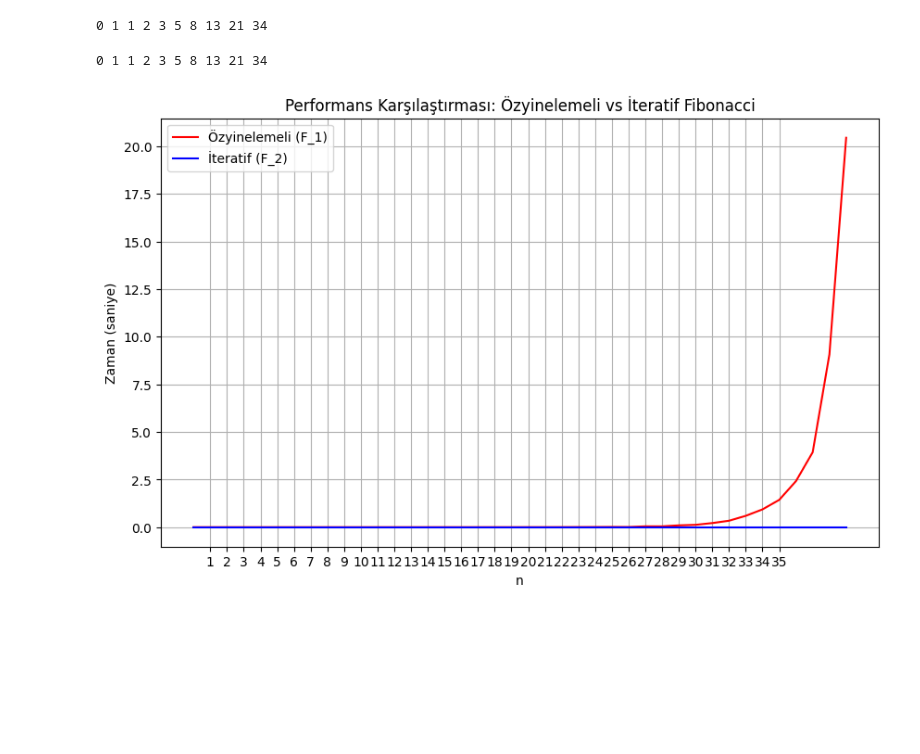
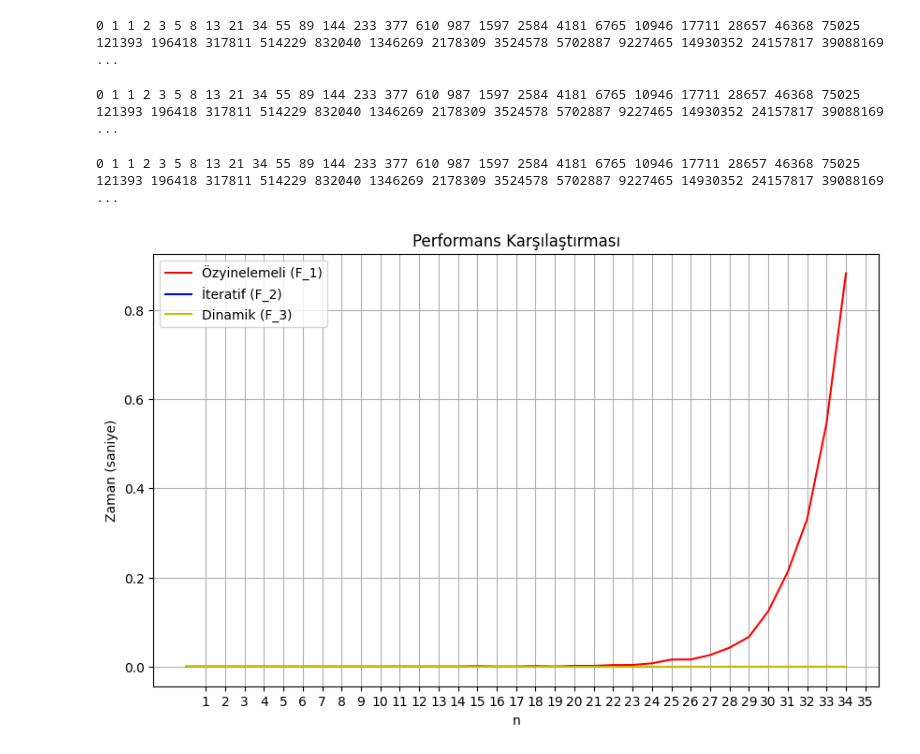
Before and after one commit to salihtok93/Algoritma-Analizi-Bahar, a Jupyter notebook: fibonacci.ipynb, the cells around one changed output. Cells and saved outputs as stored; diff of their text form; code cells hidden in the pictures; blank space fills up the shorter version.

```diff
--- a/fibonacci.ipynb
+++ b/fibonacci.ipynb
@@ -12,6 +12,12 @@ def F_2(n):
     for i in range(2, n + 1):
         a, b = b, a + b
     return b
+# %%
+def F_3(n):
+    fib = [0, 1]
+    for i in range(2, n + 1):
+        fib.append(fib[-1] + fib[-2])
+    return fib[n]
 # %%
 
 def hesapla(adim, f):
@@ -23,42 +31,55 @@ def hesapla(adim, f):
         print(r,end=' ')
 # %%
-hesapla(10, 1)
+hesapla(40, 1)
 # %% [output]
-0 1 1 2 3 5 8 13 21 34
+0 1 1 2 3 5 8 13 21 34 55 89 144 233 377 610 987 1597 2584 4181 6765 10946 17711 28657 46368 75025 121393 196418 317811 514229 832040 1346269 2178309 3524578 5702887 9227465 14930352 24157817 39088169 ...
 # %%
-hesapla(10, 2)
+hesapla(40, 2)
 # %% [output]
-0 1 1 2 3 5 8 13 21 34
+0 1 1 2 3 5 8 13 21 34 55 89 144 233 377 610 987 1597 2584 4181 6765 10946 17711 28657 46368 75025 121393 196418 317811 514229 832040 1346269 2178309 3524578 5702887 9227465 14930352 24157817 39088169 ...
+# %%
+hesapla(40, 3)
+# %% [output]
+0 1 1 2 3 5 8 13 21 34 55 89 144 233 377 610 987 1597 2584 4181 6765 10946 17711 28657 46368 75025 121393 196418 317811 514229 832040 1346269 2178309 3524578 5702887 9227465 14930352 24157817 39088169 ...
 # %%
 import time # süre ölçmek için
 import matplotlib.pyplot as plt #görselleştirmek için
 
 # Farklı n değerlerini test etmek için
-n_degerleri = range(40)  # n=35'e kadar test ediyoruz çünkü özyinelemeli versiyon yavaş
+n_degerleri = range(35)  # n=35'e kadar test ediyoruz çünkü özyinelemeli versiyon yavaş
 sureler_f1 = []
 sureler_f2 = []
+sureler_f3 = []
 
 for n in n_degerleri:
     # F_1 (özyinelemeli) ölç
     baslangic = time.time()
     F_1(n)
     sureler_f1.append(time.time() - baslangic)
 
     # F_2 (iteratif) ölç
     baslangic = time.time()
     F_2(n)
     sureler_f2.append(time.time() - baslangic)
 
+    # F_3 (dinamik) ölç
+    baslangic = time.time()
+    F_3(n)
+    sureler_f3.append(time.time() - baslangic)
+
+
 # Grafiği oluştur
 plt.figure(figsize=(10, 6))
 plt.plot(n_degerleri, sureler_f1, 'r-', label='Özyinelemeli (F_1)')
 plt.plot(n_degerleri, sureler_f2, 'b-', label='İteratif (F_2)')
+plt.plot(n_degerleri, sureler_f3, 'y-', label='Dinamik (F_3)')
+
 plt.xlabel('n')
 plt.ylabel('Zaman (saniye)')
 plt.title('Performans Karşılaştırması')
 plt.legend()
 plt.grid(True)
 plt.xticks(range(1,36))
 plt.show()
 # %% [output]
-[figure, old version]
+[figure, new version]
```
Also changed, not shown: parts of 1 cell of this notebook.
